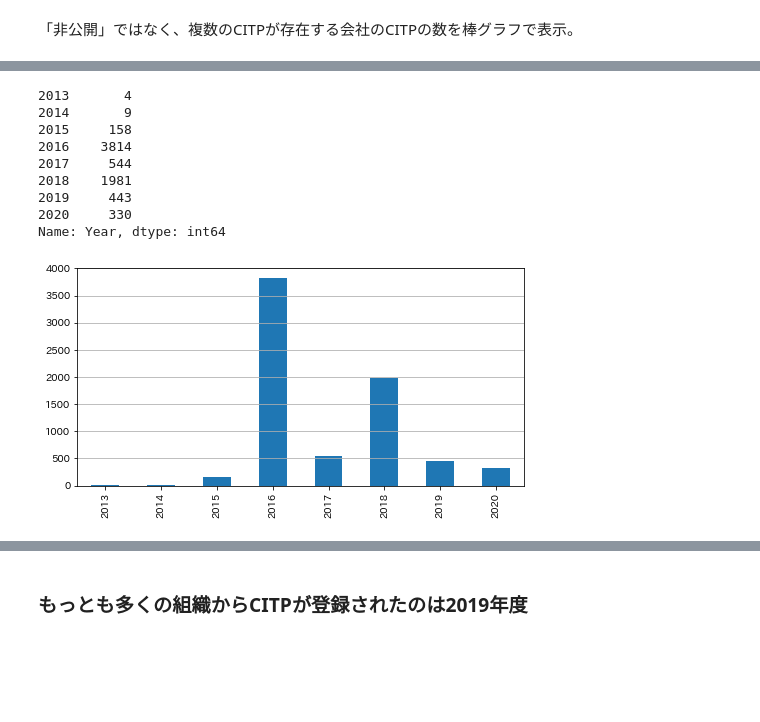
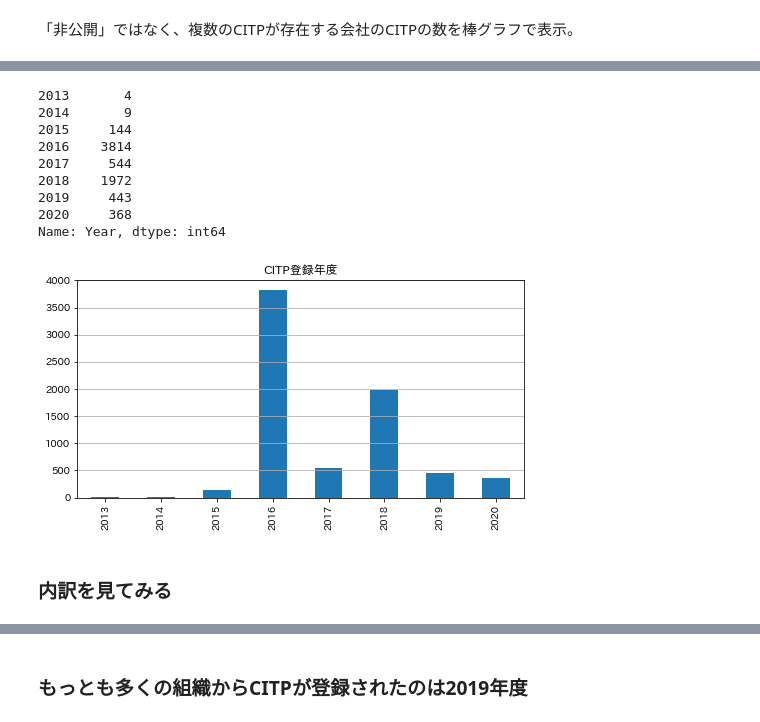
Before and after one commit to dgakane/citp-report2021, a Jupyter notebook: analyze-citp-holder.ipynb, the cells around one changed output, grey strips where cells are left out. Drawn from its saved outputs; the diff is of its cells as text; code cells hidden in the pictures; blank space fills up the shorter version.

```diff
--- a/analyze-citp-holder.ipynb
+++ b/analyze-citp-holder.ipynb
@@ -15,32 +17,30 @@ import plotly.express as px
 # %% [markdown]
 情報処理学会の一覧ベージからHTMLファイルを取得し、BeautifulSoupを用いて構文解析する。
 # %%
-r = requests.get('https://www.ipsj.or.jp/CITPholders.html')
+r = requests.get(
+    'https://www.ipsj.or.jp/CITPholders.html'
+)
 r.encoding = r.apparent_encoding
 soup = BeautifulSoup(r.text, 'html.parser')
 # %% [markdown]
 構文解析したHTMLの内容から、必要な情報を抜き出し、pandasのデータフレームに格納する。
 # %%
-df = pd.DataFrame(columns=["Number", "Company", "Name"])
-named = 0
+df = pd.DataFrame( columns=["Number", "Company", "Name"] )
 for i in soup.select("ul.citplist li"):
     tmp = i.get("title").split("/")
     number = tmp[1]
     company = tmp[0]
-    df = df.append({"Number": number, "Company": company, "Name": i.text}, ignore_index=True)
-    named += 1
-print("氏名を公表しているCITPの人数: {}".format(named))
+    df = df.append({"Number": number,"Company": company, "Name": i.text},ignore_index=True)
+
 # 「氏名の公開を希望しない認定情報技術者の認定番号」以降の番号を取得する
 only_number_div = soup.find('div', attrs={'style': 'width : 550px;'})
-unnamed = 0
-pattern = re.compile('[0-9]{8}') # 8桁の数字でできた文字列にマッチするパターン
+
+# 8桁の数字でできた文字列にマッチするパターン
+pattern = re.compile('[0-9]{8}')
+
 for l in only_number_div.get_text().split("\r\n"):
     if pattern.match(l):
         # 会社名と氏名は空としてdfに追加しておく
-        df = df.append({"Number": l, "Company": "", "Name": ""}, ignore_index=True)
-        unnamed += 1
-print("「氏名を公表していないCITPの人数: {}".format(unnamed))
-print("合計: {}".format(named + unnamed))
-print("公表している人の割合: {}".format(named/(named+unnamed)))
+        df = df.append({"Number": l, "Company": "", "Name": ""},ignore_index=True)
 df
 # %% [output]
@@ -254,19 +306,21 @@ df["Year"].value_counts().sort_index()
 # %% [output]
 2013       4
 2014       9
-2015     158
+2015     144
 2016    3814
 2017     544
-2018    1981
+2018    1972
 2019     443
-2020     330
+2020     368
 Name: Year, dtype: int64
 # %%
 fig = plt.figure(figsize=(8.0, 4.0))
 ax = fig.add_subplot(111)
 ax = df["Year"].value_counts().plot(kind='bar')
 ax.grid(axis="y")
-
+plt.title("CITP登録年度")
 plt.show()
 # %% [output]
-[figure, old version]
+[figure, new version]
+# %% [markdown]
+### 内訳を見てみる
```
Also changed, not shown: parts of 25 cells of this notebook.
